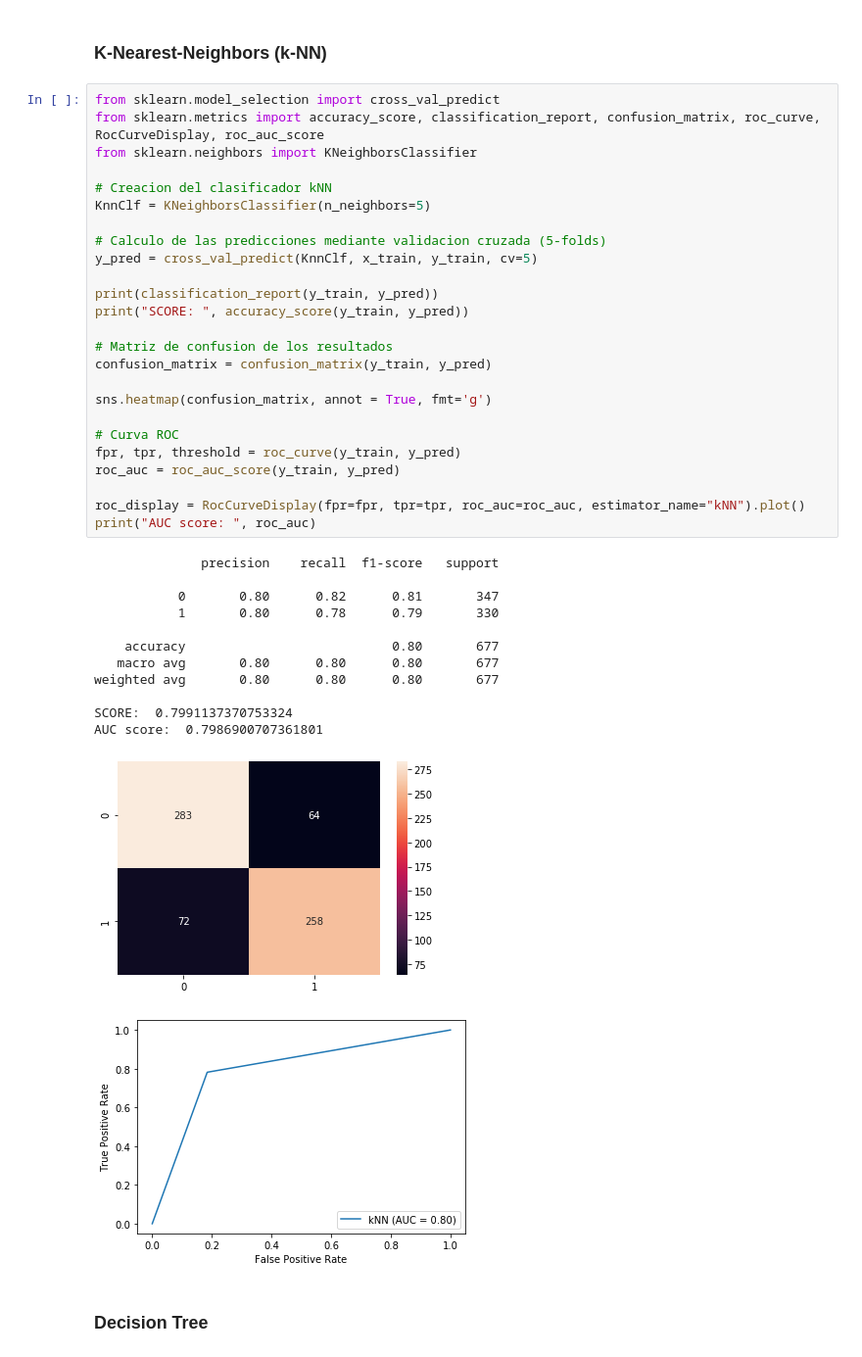
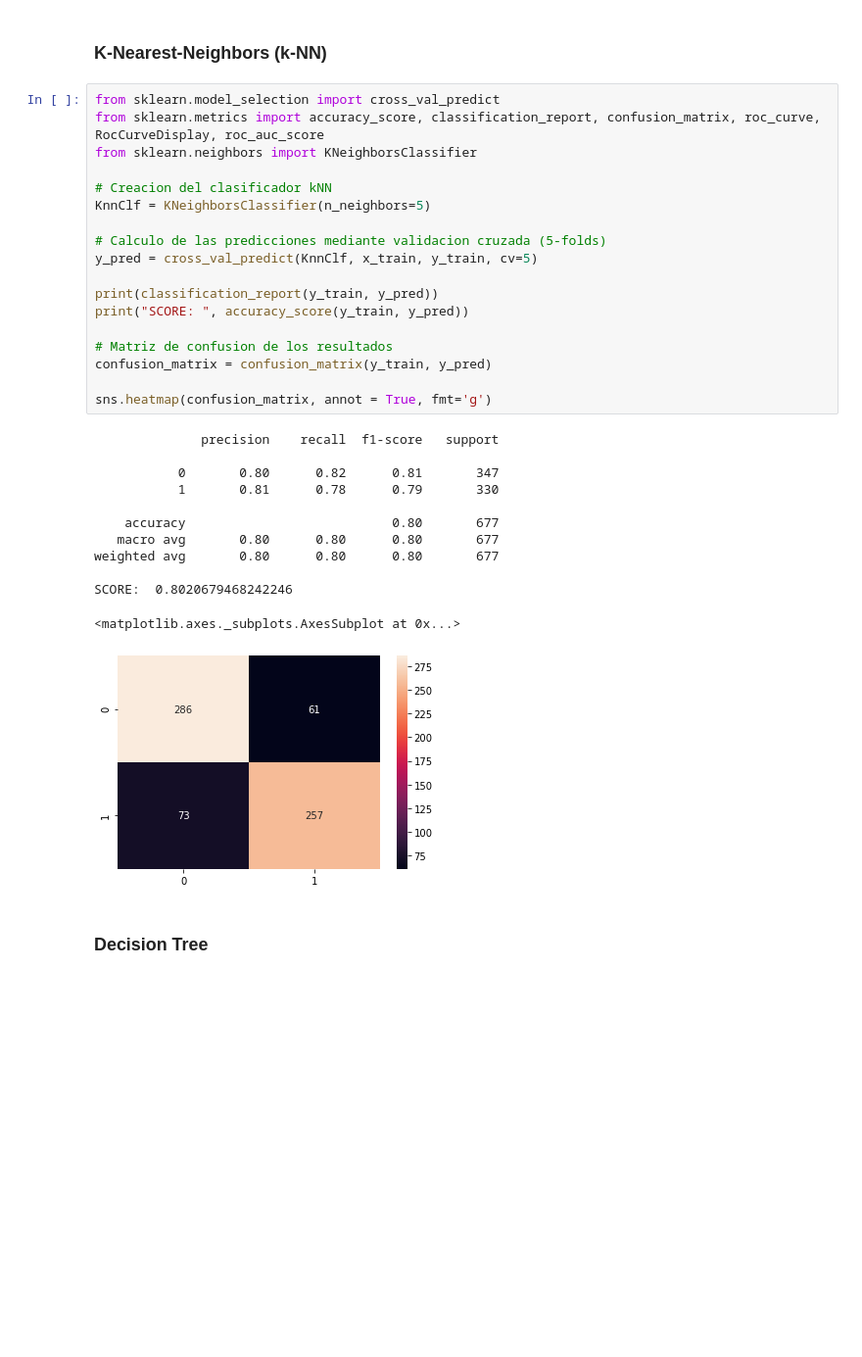
Before and after one commit to Jose26398/IN_Practicas, a Jupyter notebook: Practica1/practica1.ipynb, the cells around one changed output. Shown at 98% size. Saved outputs shown, nothing was run; the diff lists cells and outputs as text; blank space fills up the shorter version.

```diff
--- a/Practica1/practica1.ipynb
+++ b/Practica1/practica1.ipynb
@@ -123,42 +123,34 @@ array([[-0.42625141,  1.09108253, -0.9988116 ,  0.740385  ,  0.24780783],
 # %%
 from sklearn.model_selection import cross_val_predict
 from sklearn.metrics import accuracy_score, classification_report, confusion_matrix, roc_curve, RocCurveDisplay, roc_auc_score
 from sklearn.neighbors import KNeighborsClassifier
 
 # Creacion del clasificador kNN
 KnnClf = KNeighborsClassifier(n_neighbors=5)
 
 # Calculo de las predicciones mediante validacion cruzada (5-folds)
 y_pred = cross_val_predict(KnnClf, x_train, y_train, cv=5)
 
 print(classification_report(y_train, y_pred))
 print("SCORE: ", accuracy_score(y_train, y_pred))
 
 # Matriz de confusion de los resultados
 confusion_matrix = confusion_matrix(y_train, y_pred)
 
 sns.heatmap(confusion_matrix, annot = True, fmt='g')
-
-# Curva ROC
-fpr, tpr, threshold = roc_curve(y_train, y_pred)
-roc_auc = roc_auc_score(y_train, y_pred)
-
-roc_display = RocCurveDisplay(fpr=fpr, tpr=tpr, roc_auc=roc_auc, estimator_name="kNN").plot()
-print("AUC score: ", roc_auc)
 # %% [output]
               precision    recall  f1-score   support
 
            0       0.80      0.82      0.81       347
-           1       0.80      0.78      0.79       330
+           1       0.81      0.78      0.79       330
 
     accuracy                           0.80       677
    macro avg       0.80      0.80      0.80       677
 weighted avg       0.80      0.80      0.80       677
 
-SCORE:  0.7991137370753324
-AUC score:  0.7986900707361801
+SCORE:  0.8020679468242246
+<matplotlib.axes._subplots.AxesSubplot at 0x...>
-[figure, old version]
+[figure, new version]
-[figure, removed]
 # %% [markdown]
 ### Decision Tree
 # %%
```
Also changed, not shown: parts of 4 cells of this notebook, 8 other files.
